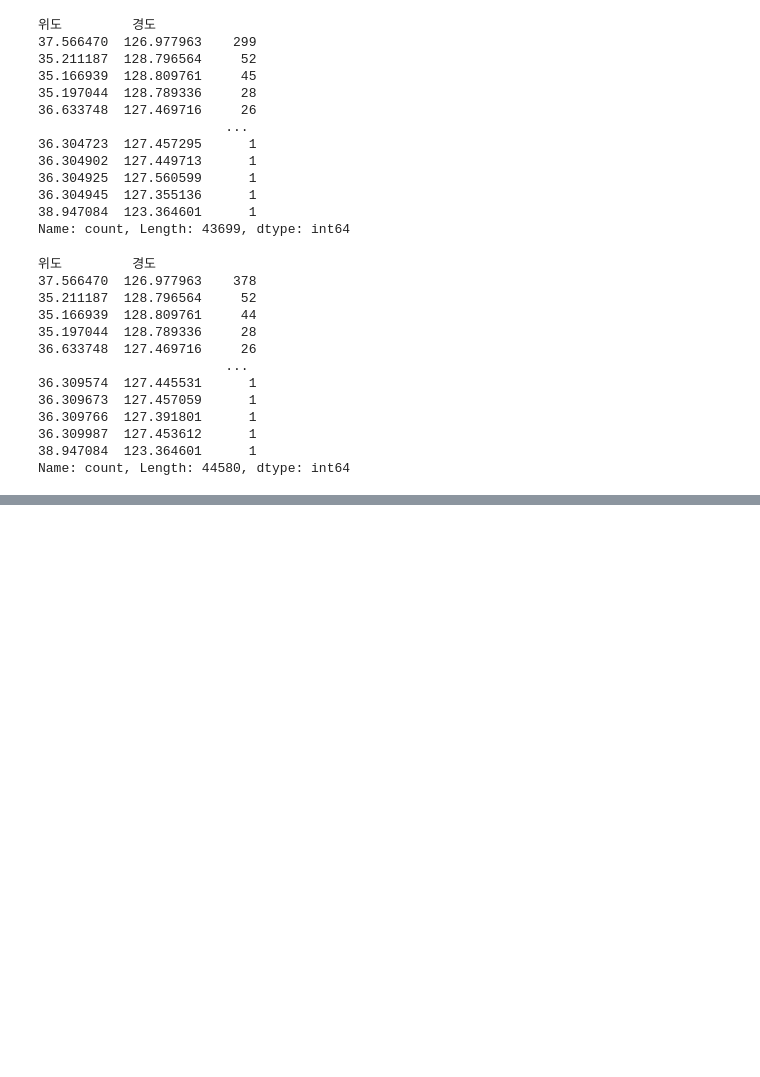
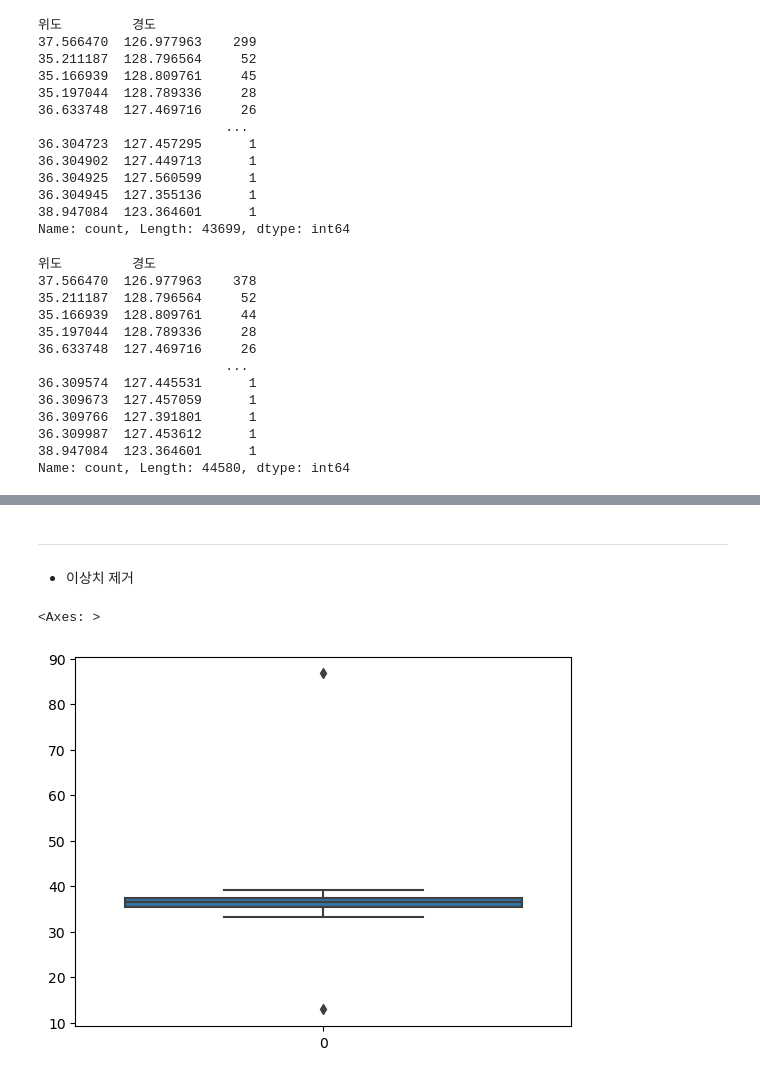
Before and after one commit to NeatyNut/-------, a Jupyter notebook: Analyst.ipynb, the cells around one changed output, grey strips where cells are left out. Drawn from its saved outputs; the diff is of its cells as text; code cells hidden in the pictures; blank space fills up the shorter version.

```diff
--- a/Analyst.ipynb
+++ b/Analyst.ipynb
@@ -991,0 +983,9 @@ SyntaxError: invalid syntax (3774495605.py, line 2)
+# %% [markdown]
+---
+# %% [markdown]
+- 이상치 제거
+# %%
+sns.boxplot(df['위도'])
+# %% [output]
+<Axes: >
+[figure, added]
```
Also changed, not shown: parts of 48 cells of this notebook.
